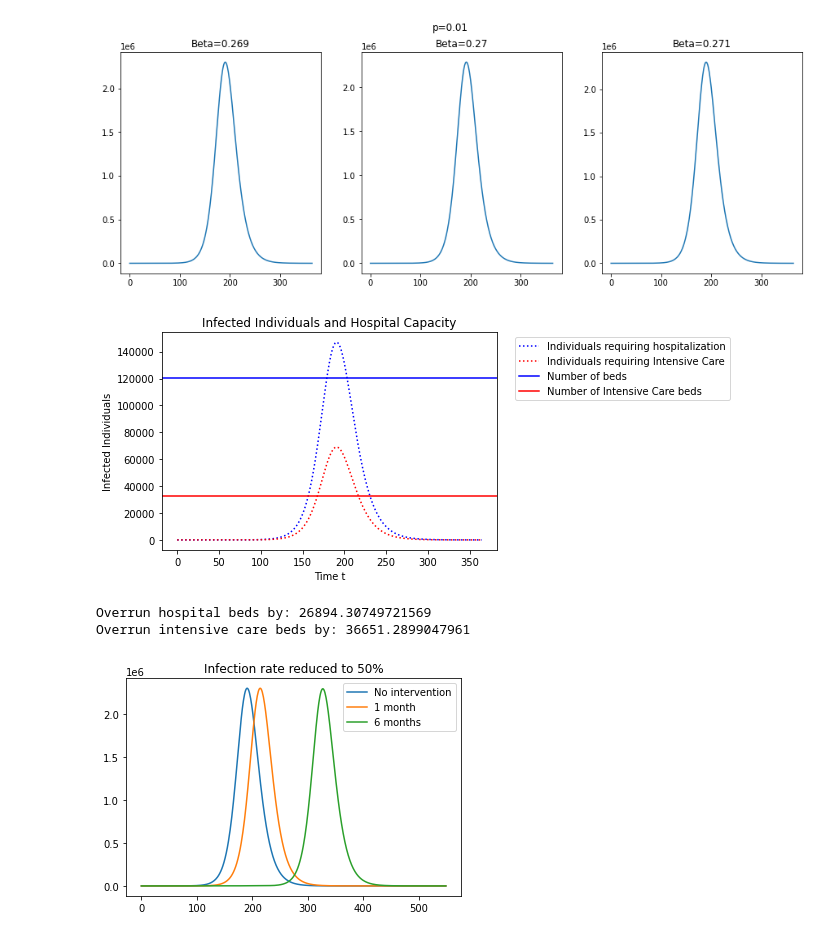
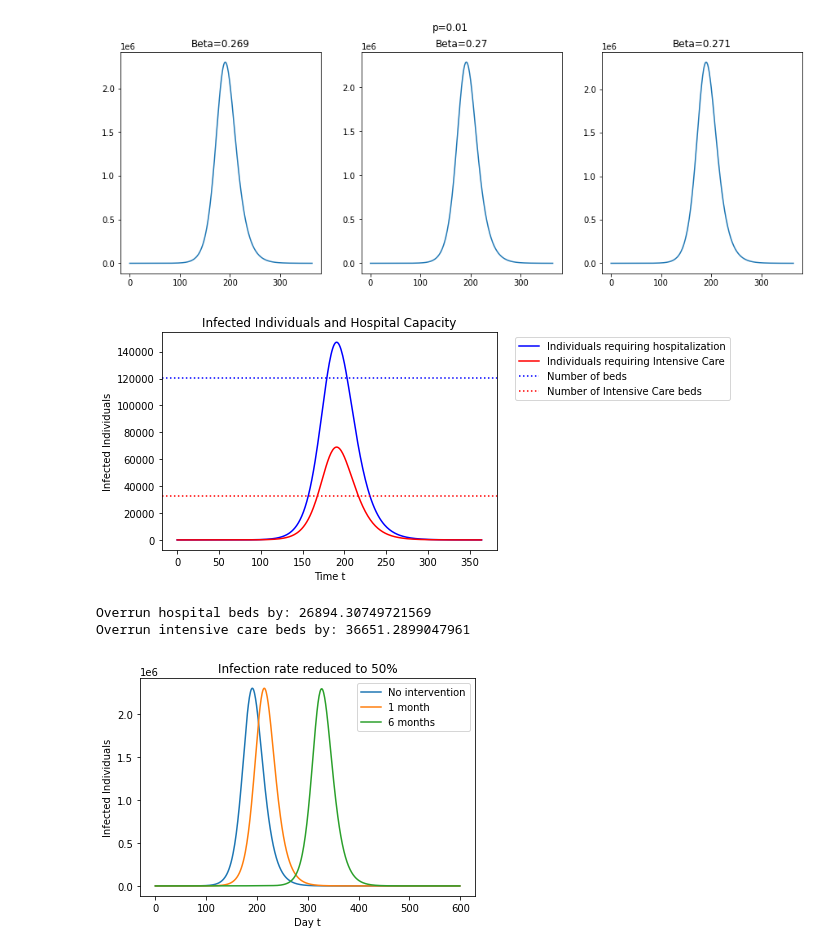
Before and after one commit to parthvshah/covid-19-modelling, a Jupyter notebook: Covid_19_Modelling.ipynb, the cells around one changed output. Cells and saved outputs as stored; diff of their text form; code cells hidden in the pictures.

```diff
--- a/Covid_19_Modelling.ipynb
+++ b/Covid_19_Modelling.ipynb
@@ -178,7 +177,7 @@ def infection_rate(n_cases):
   # t = np.linspace(0, len(n_cases), len(n_cases))
   t = np.array([x for x in range(len(n_cases))])
 
-  for _ in range(1):
+  for _ in range(10):
     # mu_cap calculation
     start, end, step = 0.20, 0.40, 0.01
     for beta_val in np.arange(start, end+step, step):
@@ -194,12 +193,15 @@ def infection_rate(n_cases):
 
     beta_dist.append(min(list_j, key=lambda p: p[0])[1])
 
-  print(beta_dist)
+  # print(beta_dist)
   beta_mean = np.mean(beta_dist)
   beta_sd = np.std(beta_dist)
+
   print("Mean, STDDEV:", beta_mean, beta_sd)
-  limit = 1.96*beta_sd
-  print("95%", [beta_mean-limit, beta_mean, beta_mean+limit])
+  # limit_95 = 1.96*beta_sd
+  limit_95 = 0.001
+  beta_sd = limit_95/1.96
+  print("95%", [beta_mean-limit_95, beta_mean, beta_mean+limit_95])
   limit = 1.645*beta_sd
   print("90%", [beta_mean-limit, beta_mean, beta_mean+limit])
   limit = 1.44*beta_sd
@@ -211,9 +213,12 @@ def infection_rate(n_cases):
   limit = 1.04*beta_sd
   print("70%", [beta_mean-limit, beta_mean, beta_mean+limit])
 
+  beta_int = [beta_mean-limit_95, beta_mean, beta_mean+limit_95]
+  return beta_int
+
 
 # print("n_cases:", n_cases)
 print("Len:", len(n_cases))
-infection_rate(n_cases)
+beta_int = infection_rate(n_cases)
 # %% [output]
 Len: 92
@@ -228,6 +232,6 @@ Mean, STDDEV: 0.2700000000000001 0.0
 # %%
 # beta_int = [0.250, 0.258, 0.266]
-beta_int = [0.269, 0.270, 0.271]
+# beta_int = [0.269, 0.270, 0.271]
 # beta_int = [0.239, 0.240, 0.241]
 beta_int = list(map(lambda x: round(x, 3), beta_int))
 print(beta_int)
@@ -246,23 +250,23 @@ n_cases = newCases(india)[:92]
 print("Number of days: ", len(n_cases))
 t = np.array([x for x in range(len(n_cases))])
 
-ret = odeint(deriv, y0, t, args=(0.269, gamma, epsilon))
+ret = odeint(deriv, y0, t, args=(beta_int[0], gamma, epsilon))
 S, E, I, R = ret.T
 cmu0 = p*I*N
 
-ret = odeint(deriv, y0, t, args=(0.270, gamma, epsilon))
+ret = odeint(deriv, y0, t, args=(beta_int[1], gamma, epsilon))
 S, E, I, R = ret.T
 cmu1 = p*I*N
 
-ret = odeint(deriv, y0, t, args=(0.271, gamma, epsilon))
+ret = odeint(deriv, y0, t, args=(beta_int[2], gamma, epsilon))
 S, E, I, R = ret.T
 cmu2 = p*I*N
 
 t = [day for day in range(len(n_cases))]
 plt.scatter(t, n_cases)
-plt.plot(t, cmu0, label="Beta=0.269", linestyle=":")
-plt.plot(t, cmu1, label="Beta=0.270")
-plt.plot(t, cmu2, label="Beta=0.271", linestyle=":")
+plt.plot(t, cmu0, label="Beta="+str(beta_int[0]), linestyle=":")
+plt.plot(t, cmu1, label="Beta="+str(beta_int[1]))
+plt.plot(t, cmu2, label="Beta="+str(beta_int[2]), linestyle=":")
 plt.legend()
 plt.show()
 # %% [output]
@@ -420,10 +424,10 @@ icu_hosp = 32362
 
 plt.title('Infected Individuals and Hospital Capacity')
 # plt.plot(t, cmu0)
-plt.plot(t, cmu_hosp, linestyle=":", color="blue", label="Individuals requiring hospitalization")
-plt.plot(t, cmu_icu, linestyle=":", color="red", label="Individuals requiring Intensive Care")
-plt.axhline(bed_hosp, color="blue", label="Number of beds")
-plt.axhline(icu_hosp, color="red", label="Number of Intensive Care beds")
+plt.plot(t, cmu_hosp,  color="blue", label="Individuals requiring hospitalization")
+plt.plot(t, cmu_icu, color="red", label="Individuals requiring Intensive Care")
+plt.axhline(bed_hosp, color="blue", linestyle=":", label="Number of beds")
+plt.axhline(icu_hosp, color="red", linestyle=":", label="Number of Intensive Care beds")
 plt.legend(bbox_to_anchor=(1.04,1), loc="upper left")
 plt.xlabel("Time t")
 plt.ylabel("Infected Individuals")
@@ -432,7 +436,7 @@ plt.show()
 print("Overrun hospital beds by:", max(cmu_hosp)-bed_hosp)
 print("Overrun intensive care beds by:", max(cmu_icu)-icu_hosp)
 # %% [output]
-[figure, old version]
+[figure, new version]
 Overrun hospital beds by: 26894.30749721569
 Overrun intensive care beds by: 36651.2899047961
 # %%
@@ -452,12 +456,14 @@ epsilon - onset rate (prev. studies)
 '''
 gamma, epsilon = 0.1, 0.2
 
-t = [i for i in range(550)]
+# t = [i for i in range(550)]
+t = [i for i in range(600)]
+
 
 def beta_split(original_beta, n_beta, time_period):
   t_pre = [k for k in range(n_cases_len)]
   t_time_period = [x for x in range(n_cases_len, n_cases_len+time_period)]
-  t_rem = [y for y in range(n_cases_len+time_period, (550))]
+  t_rem = [y for y in range(n_cases_len+time_period, (600))]
 
   ret = odeint(deriv, y0, t_pre, args=(original_beta, gamma, epsilon))
   S, E, I, R = ret.T
@@ -471,31 +477,38 @@ def beta_split(original_beta, n_beta, time_period):
   y0_iter2 = S[-1], E[-1], I[-1], R[-1]
   ret = odeint(deriv, y0_iter2, t_rem, args=(original_beta, gamma, epsilon))
   S, E, I, R = ret.T
   cmu2 = p*I*N
 
   return(np.concatenate((cmu0, cmu1, cmu2), axis=0))
 
 beta_50_reduced = round(0.50*0.27, 3)
 
 # Initial conditions vector
 y0 = S0, E0, I0, R0
 
 ret = odeint(deriv, y0, t, args=(0.27, gamma, epsilon))
 S, E, I, R = ret.T
 cmu = p*I*N
 
 month_1 = beta_split(0.27, beta_50_reduced, 30)
 month_6 = beta_split(0.27, beta_50_reduced, 180)
 
+year_1 = beta_split(0.27, beta_50_reduced, 365)
+year_1_5 = beta_split(0.27, beta_50_reduced, 545)
+
 plt.title("Infection rate reduced to 50%")
+plt.ylabel("Infected Individuals")
+plt.xlabel("Day t")
 plt.plot(t, cmu, label="No intervention")
 plt.plot(t, month_1, label="1 month")
 plt.plot(t, month_6, label="6 months")
+# plt.plot(t, year_1, label="1 year")
+# plt.plot(t, year_1_5, label="1.5 years")
 plt.legend()
 plt.show()
 
 print("No intervention: Max infected - ", max(cmu), "Days - ", np.where(cmu == max(cmu)), "Total - ", np.sum(cmu))
 print("1 month: Max infected - ", max(month_1), "Hospitalized - ", max(month_1)*hosp_rate, "ICU - ", max(month_1)*icu_rate, "Days - ", np.where(month_1 == max(month_1)), "Total - ", np.sum(month_1))
 print("6 month: Max infected - ", max(month_6), "Hospitalized - ", max(month_6)*hosp_rate, "ICU - ", max(month_6)*icu_rate, "Days - ", np.where(month_6 == max(month_6)), "Total - ", np.sum(month_6))
 # %% [output]
-[figure, old version]
+[figure, new version]
```
Also changed, not shown: parts of 8 cells of this notebook, 4 other files.
